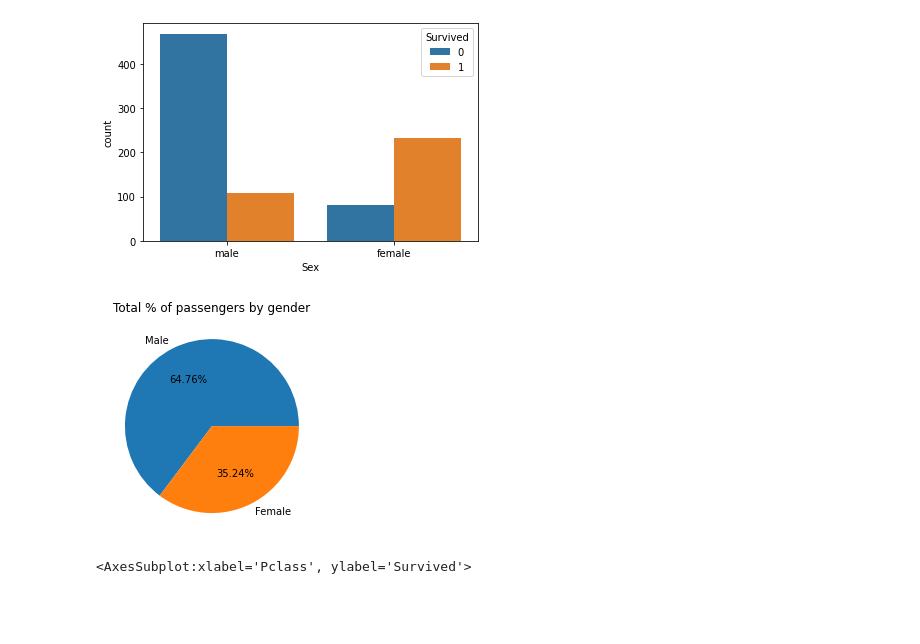
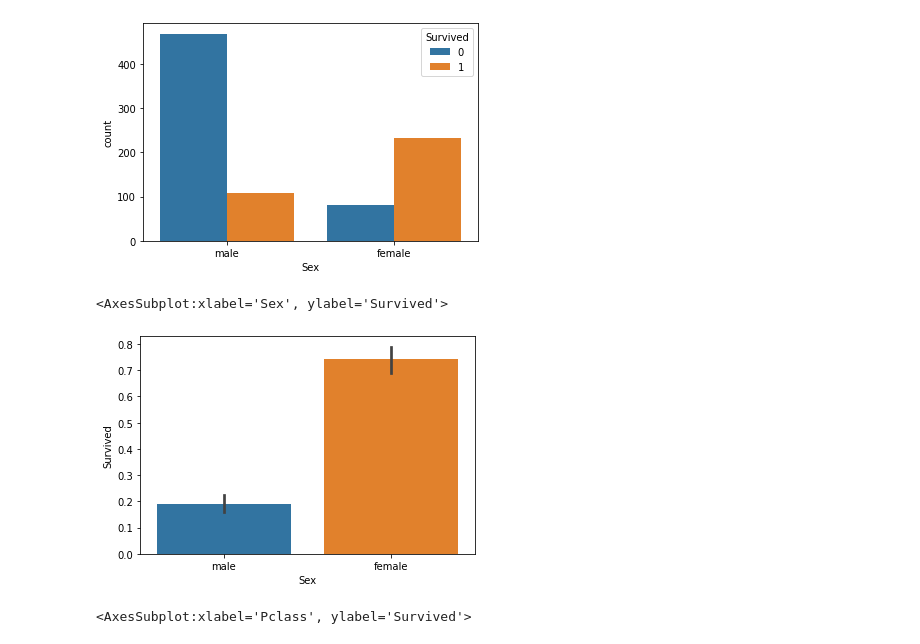
Before and after one commit to mariatan0/titanic, a Jupyter notebook: titanic_notebook.ipynb, the cells around one changed output. Cells and saved outputs as stored; diff of their text form; code cells hidden in the pictures; blank space fills up the shorter version.

Commit message:
Add Alone and Sex graph

```diff
--- a/titanic_notebook.ipynb
+++ b/titanic_notebook.ipynb
@@ -189,17 +189,14 @@ sns.countplot(x="Sex", data=df_train, hue="Survived")
 <AxesSubplot:xlabel='Sex', ylabel='count'>
 [figure]
 # %%
-male_total = df_train['Sex'].loc[df_train['Sex'] == 'male'].count()
-female_total = df_train['Sex'].loc[df_train['Sex'] == 'female'].count()
+#male_total = df_train['Sex'].loc[df_train['Sex'] == 'male'].count()
+#female_total = df_train['Sex'].loc[df_train['Sex'] == 'female'].count()
+sns.barplot(x='Sex', y='Survived', data=df_train)
 
-x = ["Male", "Female"]
-y = [male_total, female_total]
-plt.pie(y, labels=x, autopct='%.2f%%')
-plt.title("Total % of passengers by gender")
-plt.show()
-#Showing that more males were on board than females
+#Showing that more females survived than males
 # %% [output]
+<AxesSubplot:xlabel='Sex', ylabel='Survived'>
-[figure, old version]
+[figure, new version]
 # %%
 #graph with Pclass and who survived
 sns.barplot(x='Pclass', y='Survived', hue='Sex', data=df_train)
```
Also changed, not shown: parts of 3 cells of this notebook.
